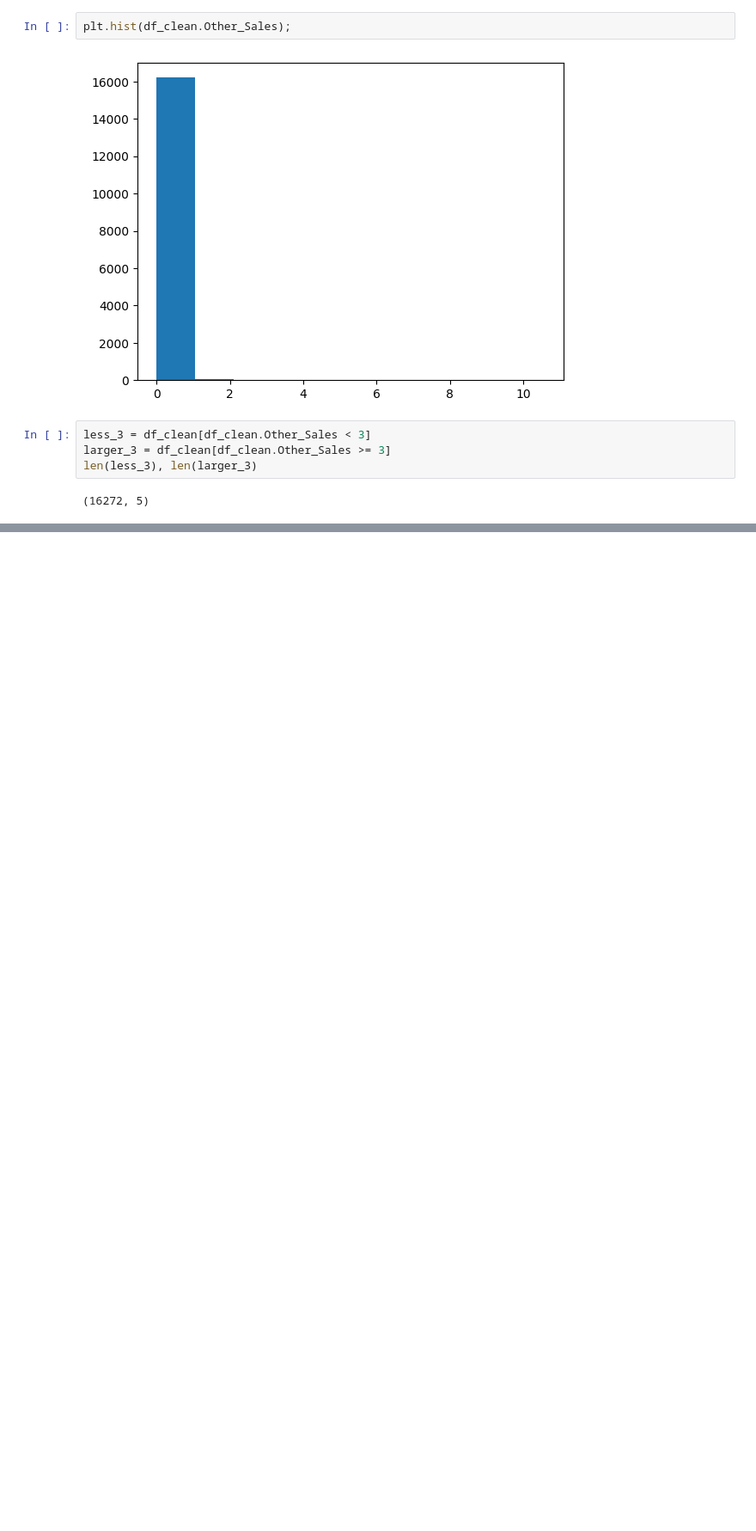
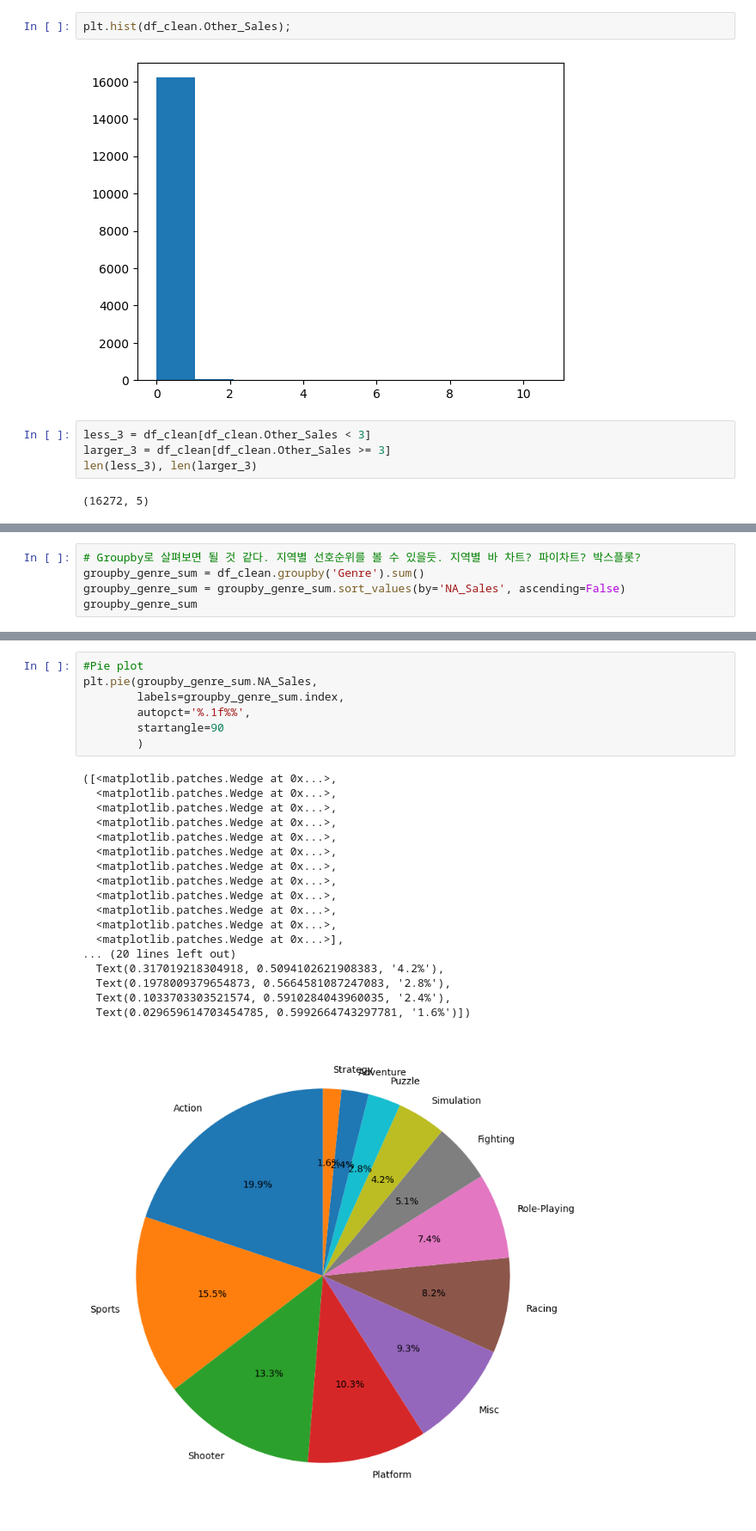
Before and after one commit to dhwan-dj/AIB16_Section1-project, a Jupyter notebook: S1_PJT_AI_16_김동환.ipynb, the cells around one changed output, grey strips where cells are left out. Shown: that part at 86% size. Cells and saved outputs as stored; diff of their text form; blank space fills up the shorter version.

```diff
--- a/S1_PJT_AI_16_김동환.ipynb
+++ b/S1_PJT_AI_16_김동환.ipynb
@@ -532,0 +540,5 @@ df_clean[df_clean.Other_Sales >= 3]
+# %%
+# Groupby로 살펴보면 될 것 같다. 지역별 선호순위를 볼 수 있을듯. 지역별 바 차트? 파이차트? 박스플롯?
+groupby_genre_sum = df_clean.groupby('Genre').sum()
+groupby_genre_sum = groupby_genre_sum.sort_values(by='NA_Sales', ascending=False)
+groupby_genre_sum
@@ -532,0 +571,26 @@ df_clean[df_clean.Other_Sales >= 3]
+# %%
+#Pie plot
+plt.pie(groupby_genre_sum.NA_Sales,
+        labels=groupby_genre_sum.index,
+        autopct='%.1f%%',
+        startangle=90
+        )
+# %% [output]
+([<matplotlib.patches.Wedge at 0x...>,
+  <matplotlib.patches.Wedge at 0x...>,
+  <matplotlib.patches.Wedge at 0x...>,
+  <matplotlib.patches.Wedge at 0x...>,
+  <matplotlib.patches.Wedge at 0x...>,
+  <matplotlib.patches.Wedge at 0x...>,
+  <matplotlib.patches.Wedge at 0x...>,
+  <matplotlib.patches.Wedge at 0x...>,
+  <matplotlib.patches.Wedge at 0x...>,
+  <matplotlib.patches.Wedge at 0x...>,
+  <matplotlib.patches.Wedge at 0x...>,
+  <matplotlib.patches.Wedge at 0x...>],
+... (20 lines left out)
+  Text(0.317019218304918, 0.5094102621908383, '4.2%'),
+  Text(0.1978009379654873, 0.5664581087247083, '2.8%'),
+  Text(0.1033703303521574, 0.5910284043960035, '2.4%'),
+  Text(0.029659614703454785, 0.5992664743297781, '1.6%')])
+[figure, added]
```
Also changed, not shown: parts of 13 cells of this notebook.
